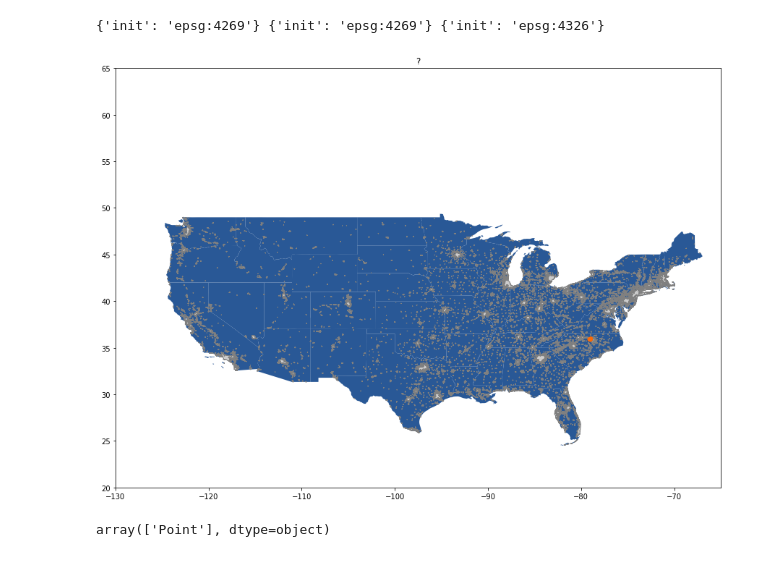
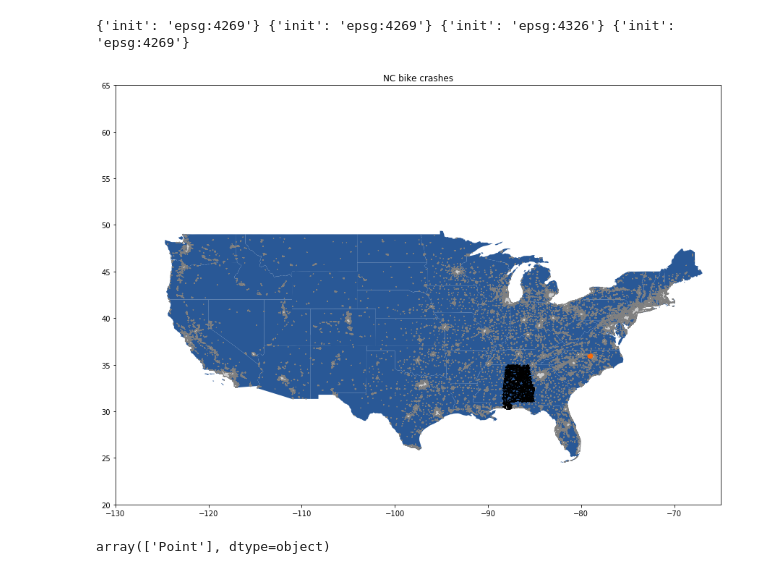
Before and after one commit to mahorn/bicycle-crashes, a Jupyter notebook: bici-buffering-clipping.ipynb, the cells around one changed output. Drawn from its saved outputs; the diff is of its cells as text; code cells hidden in the pictures.

Commit message:
find error - roads not projected right

```diff
--- a/bici-buffering-clipping.ipynb
+++ b/bici-buffering-clipping.ipynb
@@ -15,28 +15,31 @@ plt.rcParams['figure.figsize'] = (15, 12)
 states = gpd.read_file('http://www2.census.gov/geo/tiger/GENZ2017/shp/cb_2017_us_state_20m.zip')
 urban = gpd.read_file('http://www2.census.gov/geo/tiger/GENZ2017/shp/cb_2017_us_ua10_500k.zip')
 bicycles = gpd.read_file('https://www.chapelhillopendata.org/api/v2/catalog/datasets/bicycle-crash-data-chapel-hill-region/exports/geojson')
+roads = gpd.read_file('https://www2.census.gov/geo/tiger/TIGER2013/PRISECROADS/tl_2013_01_prisecroads.zip')
 # %%
-print(states.crs, urban.crs, bicycles.crs)
+print(states.crs, urban.crs, bicycles.crs, roads.crs)
 # %% [output]
-{'init': 'epsg:4269'} {'init': 'epsg:4269'} {'init': 'epsg:4326'}
+{'init': 'epsg:4269'} {'init': 'epsg:4269'} {'init': 'epsg:4326'} {'init': 'epsg:4269'}
 # %%
 proj_params = '+proj=longlat +datum=WGS84 +no_defs'
 
 states_projected = states.to_crs(proj_params)
 urban_projected = urban.to_crs(proj_params)
+roads_projected = roads.to_crs(proj_params)
 
 fig, ax = plt.subplots()
 
-title='?'
+title='NC bike crashes'
 ax.set(title=title)
 
 states_projected.plot(ax=ax, color='#295896', linewidth=.4, zorder=1);
 urban_projected.plot(ax=ax, edgecolor='gray', color='#cccccc', zorder=2);
-bicycles.plot(ax=ax, color='#fd6a05', zorder=3, markersize=8);
+roads_projected.plot(ax=ax, edgecolor='black', color='#000000', zorder=3);
+bicycles.plot(ax=ax, color='#fd6a05', zorder=4, markersize=8);
 
 ax.set(xlim=(-130,-65), ylim=(20,65));
 # %% [output]
-[figure, old version]
+[figure, new version]
 # %%
 bicycles.geom_type.unique()
 # %% [output]
```
Also changed, not shown: parts of 5 cells of this notebook.
